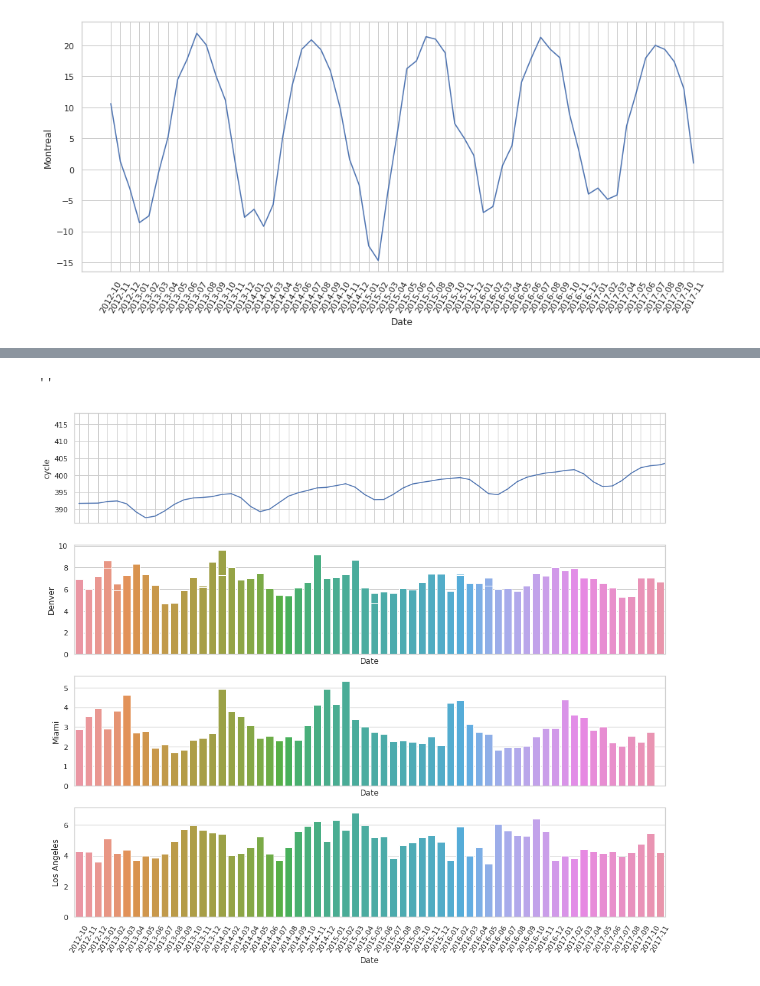
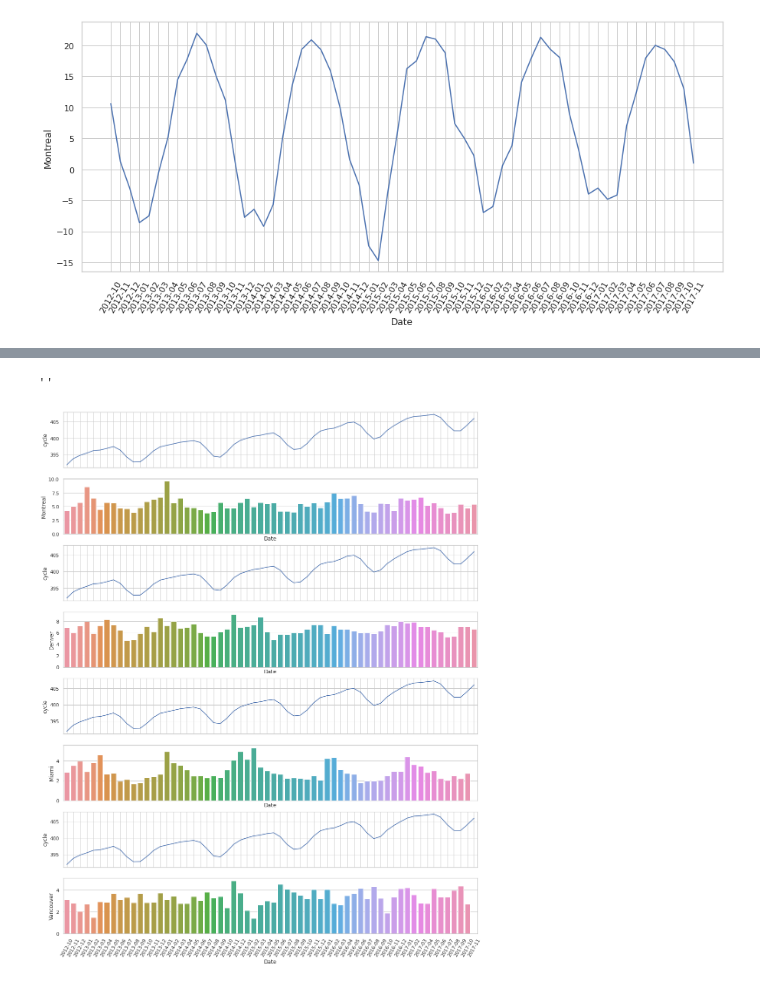
Before and after one commit to JulianTrufero/CO2-and-Temperatures-Seasonality, a Jupyter notebook: P (copy).ipynb, the cells around one changed output, grey strips where cells are left out. Cells and saved outputs as stored; diff of their text form; code cells hidden in the pictures.

```diff
--- a/P (copy).ipynb
+++ b/P (copy).ipynb
@@ -54,6 +54,11 @@ maximas = agrup_mensual_max(te)
 keep_columns(['Vancouver', 'Portland', 'Los Angeles', 'Phoenix', 'Denver', 'Dallas', 'Houston', 'Minneapolis',
               'Saint Louis', 'Chicago', 'Atlanta', 'Detroit', 'Charlotte', 'Miami', 'Toronto', 'Philadelphia',
               'New York', 'Montreal', 'Boston'], maximas)
+# %%
+def celsius_conv(row):
+    for i in maximas.index:
+           row[i] = row[i] - 273.15
+    return row
 # %%
 tempmax = maximas.apply(lambda row : celsius_conv(row))
 # %%
@@ -159,7 +154,7 @@ cd = cod_agrupado(c)
 # %% [markdown]
 #### Escalamos a cd para que tenga solo los años que nos interesan
 # %%
-dates = pd.period_range(start='2011-01-01', end='2021-08-27', freq='D')
+dates = pd.period_range(start='2011-01-01', end='2021-08-28', freq='D')
 # %%
 c['datetime'] = [str(d) for d in dates]
 # %%
@@ -172,4 +167,9 @@ def agrup_mensual_co2(x):
 co2 = agrup_mensual_co2(c)
 # %%
 co2 = co2.reset_index()
+# %%
+for i in range(83, 128):
+    co2.drop([i], axis=0, inplace=True)
+for i in range(21):
+    co2.drop([i], axis=0, inplace=True)
 # %%
@@ -214,14 +221,26 @@ g.set_xticklabels(labels=tyc["Date"], rotation=60);
 # %%
-fig, axs = plt.subplots(nrows=4, ncols=1, sharex=True, figsize=(16, 14))
+fig, axs = plt.subplots(nrows=8, ncols=1, sharex=True, figsize=(17, 22))
+
 sns.lineplot(x="Date", y="cycle", data=co2, ax=axs[0])
 sns.barplot(x="Date", y="Montreal", data=volat, ax=axs[1])
-sns.barplot(x="Date", y="Denver", data=volat, ax=axs[1])
-sns.barplot(x="Date", y="Miami", data=volat, ax=axs[2])
-sns.barplot(x="Date", y="Los Angeles", data=volat, ax=axs[3]).set_xticklabels(labels=volat["Date"], rotation=60)
+#axs[1] = axs[0].twinx()
+sns.lineplot(x="Date", y="cycle", data=co2, ax=axs[2])
+
+sns.barplot(x="Date", y="Denver", data=volat, ax=axs[3])
+#axs[3] = axs[2].twinx()
+sns.lineplot(x="Date", y="cycle", data=co2, ax=axs[4])
+
+sns.barplot(x="Date", y="Miami", data=volat, ax=axs[5])
+#axs[5] = axs[4].twinx()
+sns.lineplot(x="Date", y="cycle", data=co2, ax=axs[6])
+
+sns.barplot(x="Date", y="Vancouver", data=volat, ax=axs[7]).set_xticklabels(labels=volat["Date"], rotation=60)
+#axs[7] = axs[6].twinx()
+
 ;
 # %% [output]
 ''
-[figure, old version]
+[figure, new version]
 # %%
 f = sns.lineplot(data=co2, x="Date", y="cycle")
 f.set_xticklabels(labels=co2["Date"], rotation=75);
```
Also changed, not shown: parts of 14 cells of this notebook.
